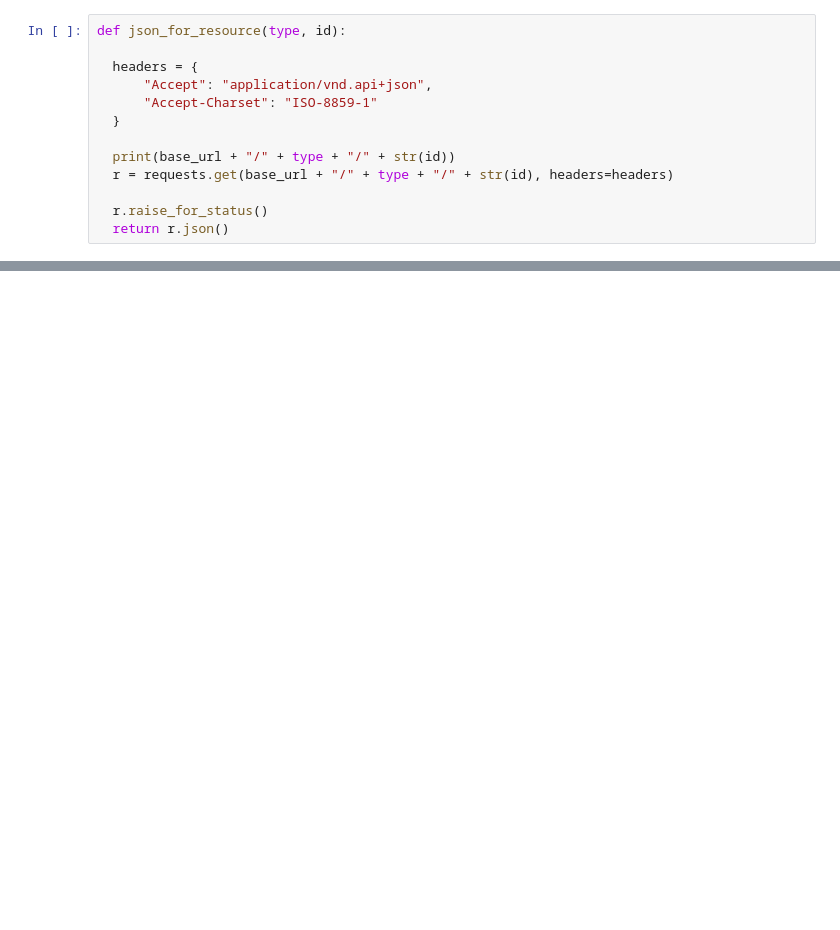
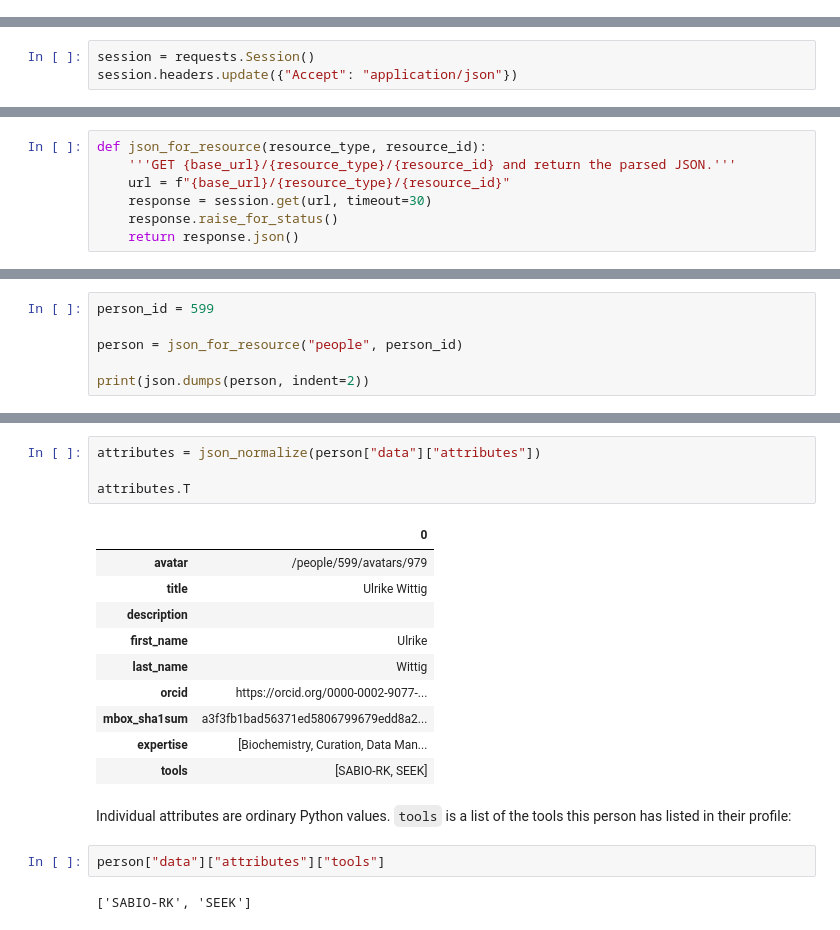
Before and after one commit to whomingbird/SEEK-API-Workshop, a Jupyter notebook: 01_Person.ipynb, the cells around one changed output, grey strips where cells are left out. Cells and saved outputs as stored; diff of their text form; blank space fills up the shorter version.

Commit message:
Refactor notebook 01: modern requests usage and clearer JSON:API walkthrough

```diff
--- a/01_Person.ipynb
+++ b/01_Person.ipynb
@@ -34,13 +0,0 @@ These headers indicate that the client expects the response in JSON format (with
-# %%
-def json_for_resource(type, id):
-
-  headers = {
-      "Accept": "application/vnd.api+json",
-      "Accept-Charset": "ISO-8859-1"
-  }
-
-  print(base_url + "/" + type + "/" + str(id))
-  r = requests.get(base_url + "/" + type + "/" + str(id), headers=headers)
-
-  r.raise_for_status()
-  return r.json()
@@ -108,0 +54,3 @@ Image(url= avatar_url)
+# %%
+session = requests.Session()
+session.headers.update({"Accept": "application/json"})
@@ -108,0 +69,7 @@ Image(url= avatar_url)
+# %%
+def json_for_resource(resource_type, resource_id):
+    '''GET {base_url}/{resource_type}/{resource_id} and return the parsed JSON.'''
+    url = f"{base_url}/{resource_type}/{resource_id}"
+    response = session.get(url, timeout=30)
+    response.raise_for_status()
+    return response.json()
@@ -108,0 +88,6 @@ Image(url= avatar_url)
+# %%
+person_id = 599
+
+person = json_for_resource("people", person_id)
+
+print(json.dumps(person, indent=2))
@@ -108,0 +130,22 @@ Image(url= avatar_url)
+# %%
+attributes = json_normalize(person["data"]["attributes"])
+
+attributes.T
+# %% [output]
+|  | 0 |
+| avatar | /people/599/avatars/979 |
+| title | Ulrike Wittig |
+| description |  |
+| first_name | Ulrike |
+| last_name | Wittig |
+| orcid | https://orcid.org/0000-0002-9077-... |
+| mbox_sha1sum | a3f3fb1bad56371ed5806799679edd8a2... |
+| expertise | [Biochemistry, Curation, Data Man... |
+| tools | [SABIO-RK, SEEK] |
+# %% [markdown]
+Individual attributes are ordinary Python values. `tools` is a list of the tools this person has listed
+in their profile:
+# %%
+person["data"]["attributes"]["tools"]
+# %% [output]
+['SABIO-RK', 'SEEK']
```
Also changed, not shown: parts of 30 cells of this notebook.
